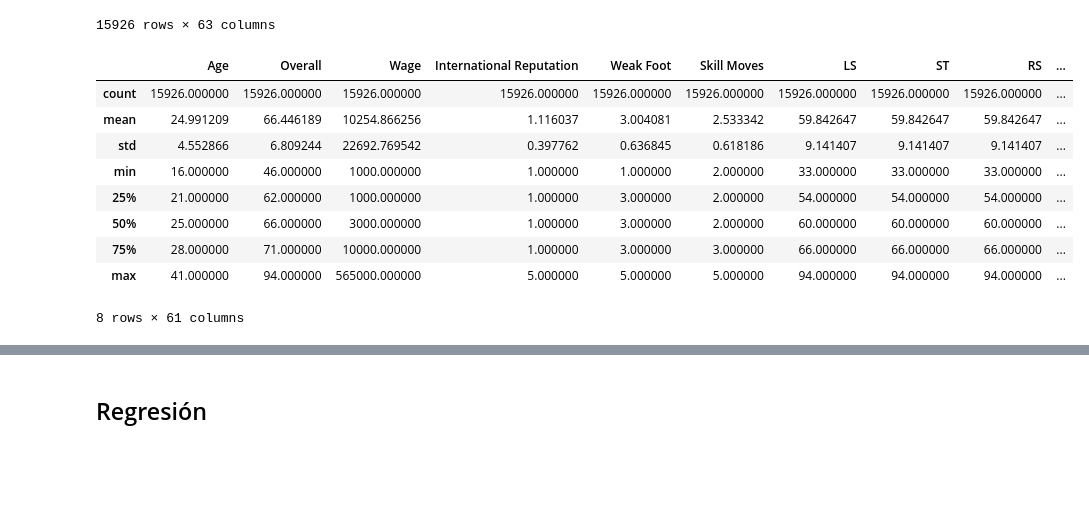
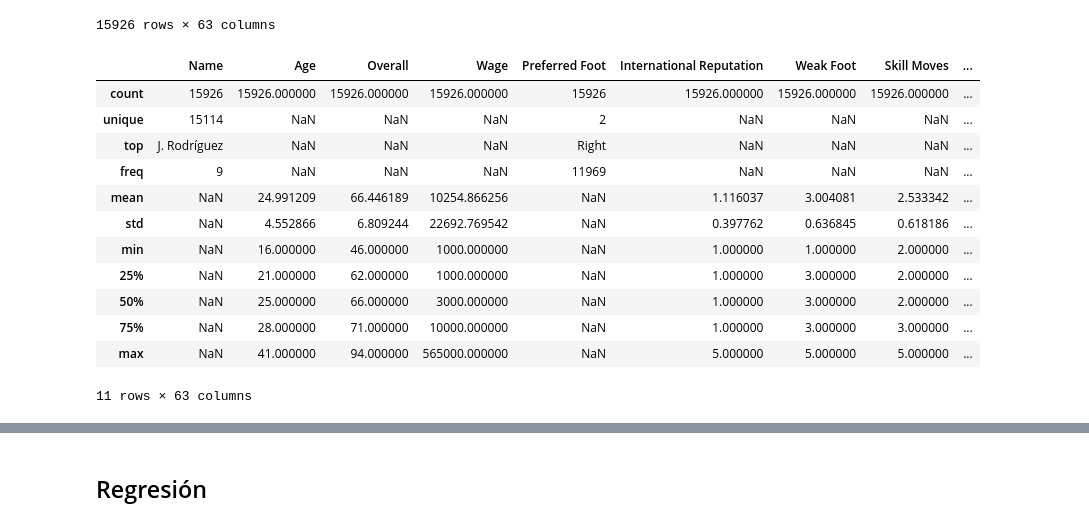
Before and after one commit to maestria-ds-eafit/MachineLearning, a Jupyter notebook: Talleres/1_Regresión_con_RF_y_GB.ipynb, the cells around one changed output, grey strips where cells are left out. Drawn from its saved outputs; the diff is of its cells as text; code cells hidden in the pictures; blank space fills up the shorter version.

```diff
--- a/Talleres/1_Regresión_con_RF_y_GB.ipynb
+++ b/Talleres/1_Regresión_con_RF_y_GB.ipynb
@@ -60,15 +60,18 @@ data
 15926 rows × 63 columns
 # %%
 # Veamos la descripción del dataset:
-data.describe()
+data.describe(include="all")
 # %% [output]
-|  | Age | Overall | Wage | International Reputation | Weak Foot | Skill Moves | LS | ST | RS | ... |
-| count | 15926.000000 | 15926.000000 | 15926.000000 | 15926.000000 | 15926.000000 | 15926.000000 | 15926.000000 | 15926.000000 | 15926.000000 | ... |
-| mean | 24.991209 | 66.446189 | 10254.866256 | 1.116037 | 3.004081 | 2.533342 | 59.842647 | 59.842647 | 59.842647 | ... |
-| std | 4.552866 | 6.809244 | 22692.769542 | 0.397762 | 0.636845 | 0.618186 | 9.141407 | 9.141407 | 9.141407 | ... |
-| min | 16.000000 | 46.000000 | 1000.000000 | 1.000000 | 1.000000 | 2.000000 | 33.000000 | 33.000000 | 33.000000 | ... |
-| 25% | 21.000000 | 62.000000 | 1000.000000 | 1.000000 | 3.000000 | 2.000000 | 54.000000 | 54.000000 | 54.000000 | ... |
-| 50% | 25.000000 | 66.000000 | 3000.000000 | 1.000000 | 3.000000 | 2.000000 | 60.000000 | 60.000000 | 60.000000 | ... |
-| 75% | 28.000000 | 71.000000 | 10000.000000 | 1.000000 | 3.000000 | 3.000000 | 66.000000 | 66.000000 | 66.000000 | ... |
-| max | 41.000000 | 94.000000 | 565000.000000 | 5.000000 | 5.000000 | 5.000000 | 94.000000 | 94.000000 | 94.000000 | ... |
+|  | Name | Age | Overall | Wage | Preferred Foot | International Reputation | Weak Foot | Skill Moves | ... |
+| count | 15926 | 15926.000000 | 15926.000000 | 15926.000000 | 15926 | 15926.000000 | 15926.000000 | 15926.000000 | ... |
+| unique | 15114 | NaN | NaN | NaN | 2 | NaN | NaN | NaN | ... |
+| top | J. Rodríguez | NaN | NaN | NaN | Right | NaN | NaN | NaN | ... |
+| freq | 9 | NaN | NaN | NaN | 11969 | NaN | NaN | NaN | ... |
+| mean | NaN | 24.991209 | 66.446189 | 10254.866256 | NaN | 1.116037 | 3.004081 | 2.533342 | ... |
+| std | NaN | 4.552866 | 6.809244 | 22692.769542 | NaN | 0.397762 | 0.636845 | 0.618186 | ... |
+| min | NaN | 16.000000 | 46.000000 | 1000.000000 | NaN | 1.000000 | 1.000000 | 2.000000 | ... |
+| 25% | NaN | 21.000000 | 62.000000 | 1000.000000 | NaN | 1.000000 | 3.000000 | 2.000000 | ... |
+| 50% | NaN | 25.000000 | 66.000000 | 3000.000000 | NaN | 1.000000 | 3.000000 | 2.000000 | ... |
+| 75% | NaN | 28.000000 | 71.000000 | 10000.000000 | NaN | 1.000000 | 3.000000 | 3.000000 | ... |
+| max | NaN | 41.000000 | 94.000000 | 565000.000000 | NaN | 5.000000 | 5.000000 | 5.000000 | ... |
-8 rows × 61 columns
+11 rows × 63 columns
```
Also changed, not shown: parts of 16 cells of this notebook, 3 other files.
